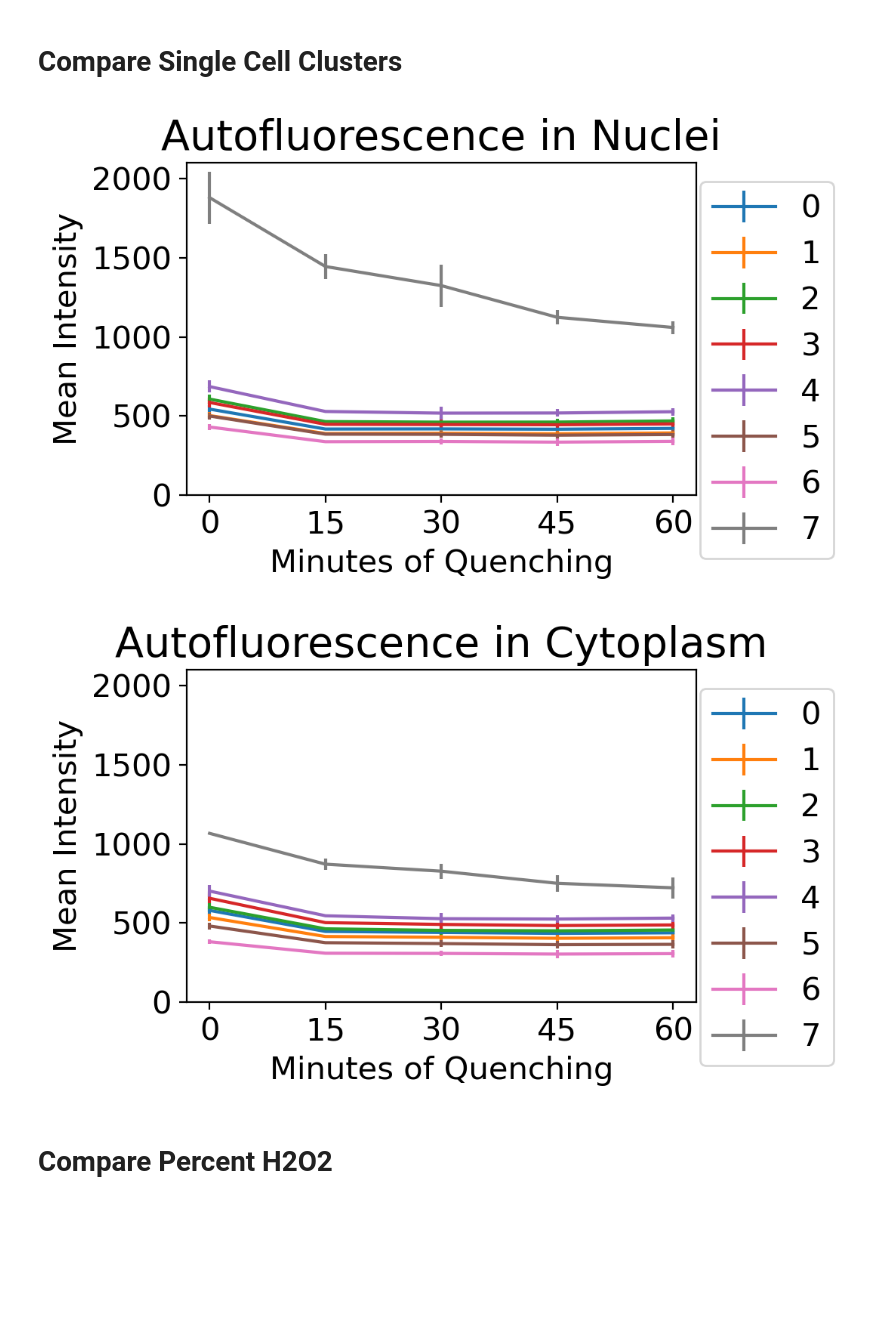
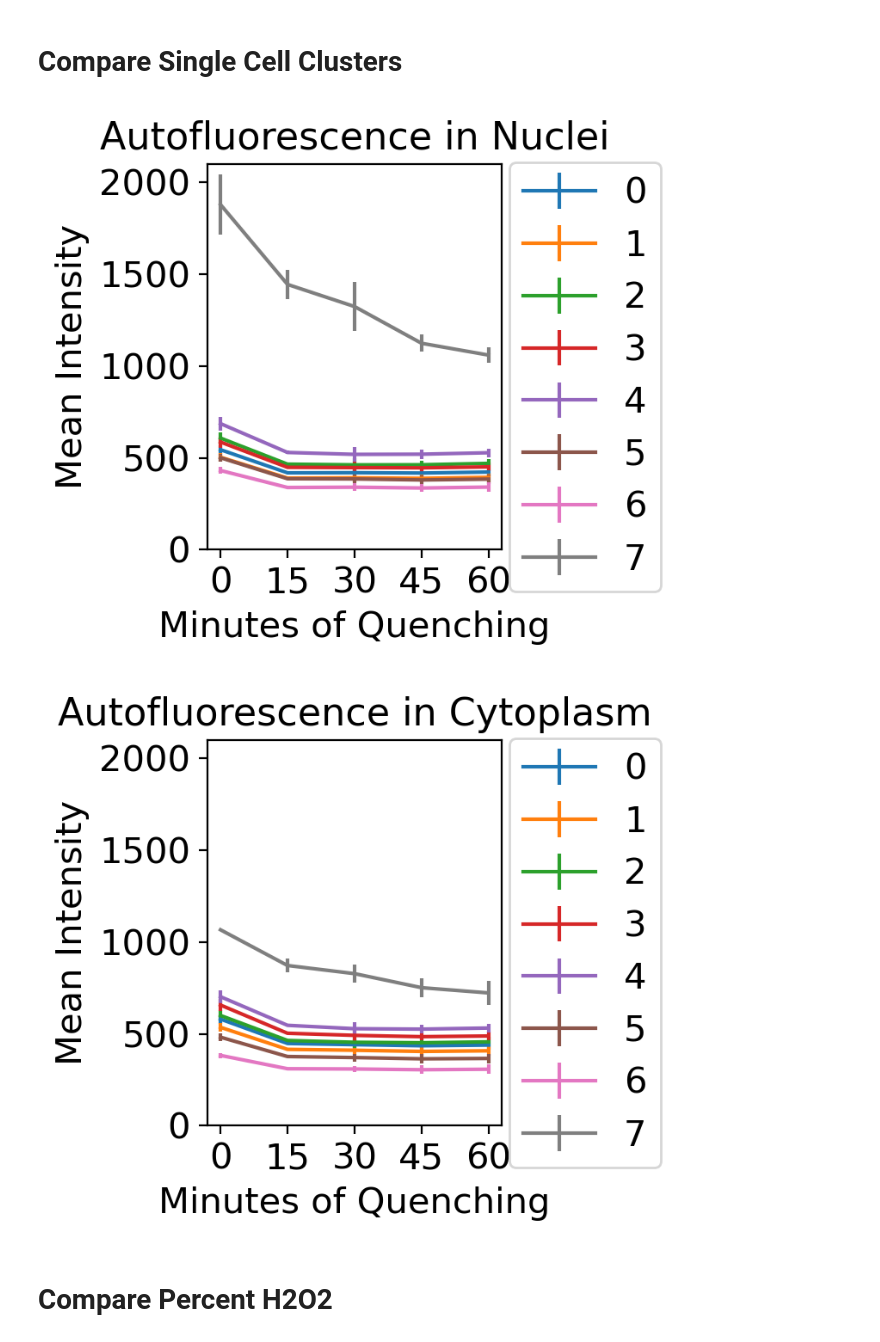
Before and after one commit to engjen/cycIF_Validation, a Jupyter notebook: Fig2_Quenching_analysis.ipynb, the cells around one changed output. Saved outputs shown, nothing was run; the diff lists cells and outputs as text; code cells hidden in the pictures; blank space fills up the shorter version.

```diff
--- a/Fig2_Quenching_analysis.ipynb
+++ b/Fig2_Quenching_analysis.ipynb
@@ -61,26 +61,26 @@ df_cluster = pd.read_csv(f'{codedir}/Data/4165NPanc_AF_raw_leiden.csv',index_col
 # %%
 # plot clusters
 
 d_color = {'nuc':'Nuclei','cyt':'Cytoplasm'}
 
 for s_loc in ['nuc','cyt']:
     s_nloc = sorted({'nuc','cyt'} - {s_loc})[0]
     df = df_cluster.loc[:,~df_cluster.columns.str.contains(s_nloc)]
     df_std = df.groupby(['leiden','tissue']).mean().drop([8,9,10])
     df_std = df_std.groupby('leiden').std().T
-    fig,ax=plt.subplots(figsize=(6,3.5),dpi=200)
+    fig,ax=plt.subplots(figsize=(5.5,3.5),dpi=200)
     df.groupby(['leiden']).mean().drop([8,9,10]).T.plot(yerr=df_std,ax=ax)
     ax.set_xticklabels(['','0','15','30','45','60',''])
     ax.set_xlabel('Minutes of Quenching')
     ax.set_ylabel('Mean Intensity')
-    ax.set_title(f'Autofluorescence in {d_color[s_loc]}',fontsize=20)
+    ax.set_title(f'Autofluorescence in {d_color[s_loc]}',fontsize=16)
     ax.set_ylim(0,2100)
-    ax.legend(loc='upper right', bbox_to_anchor=(1.3, 0.99))
+    ax.legend(loc='upper right', bbox_to_anchor=(1.6, 1.05))
     plt.tight_layout()
     fig.savefig(f'{codedir}/Figures/4165NPanc/Leiden_{s_loc}_quenching.png')
 # %% [output]
-[figure, old version]
+[figure, new version]
-[figure, old version]
+[figure, new version]
 # %%
 #add experimental condition annotation
 d_condition = {'4165NPanc-73-Scene-001':'3%_stain',
```
Also changed, not shown: 1 other file.
